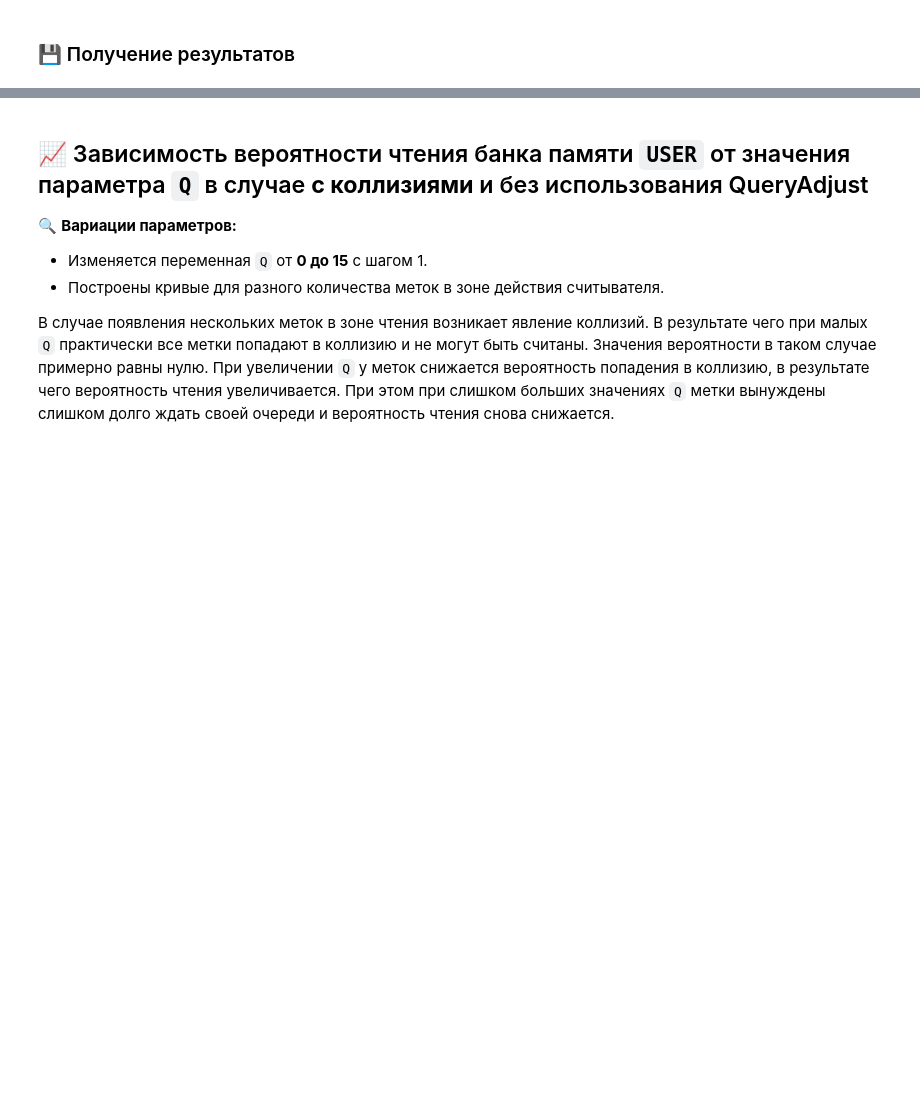
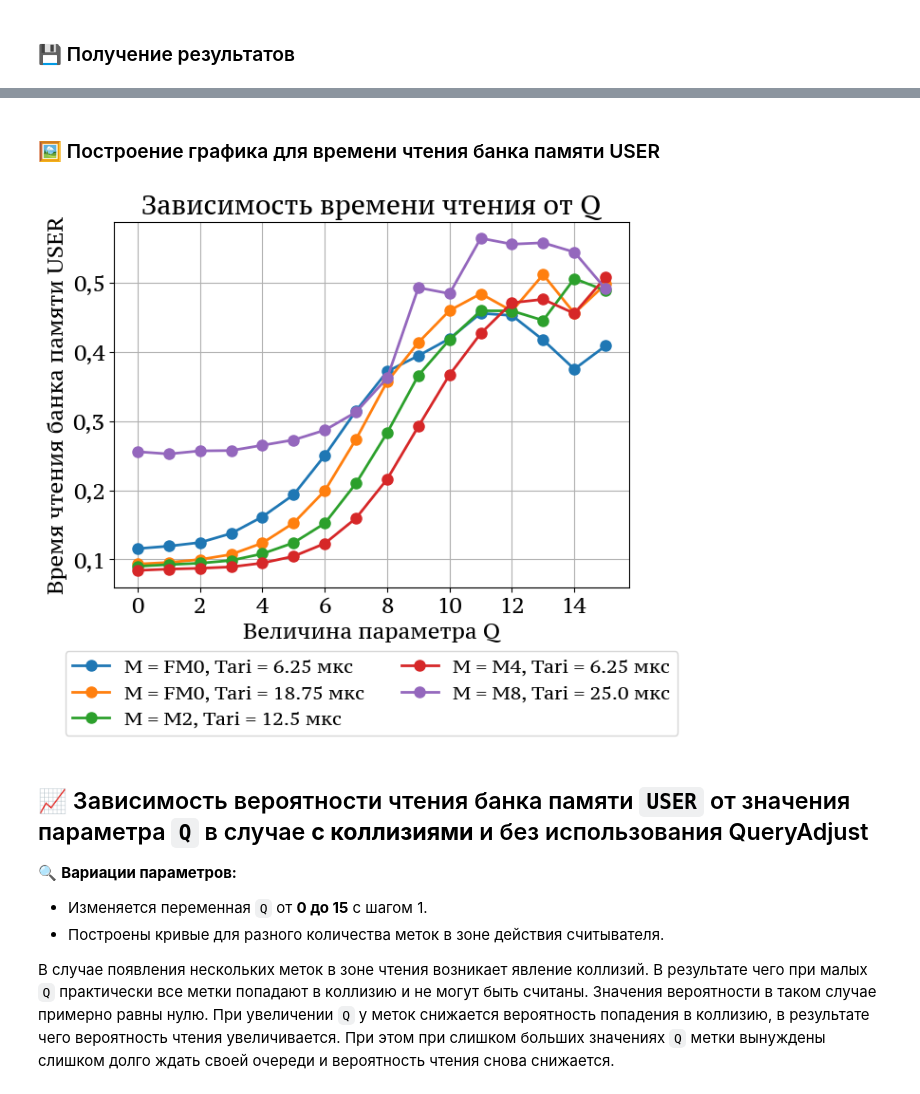
Before and after one commit to VilmenAbramian/simulation, a Jupyter notebook: pysim/experiments/notebooks/rfid_multiple_tag.ipynb, the cells around one changed output, grey strips where cells are left out. Cells and saved outputs as stored; diff of their text form; code cells hidden in the pictures; blank space fills up the shorter version.

```diff
--- a/pysim/experiments/notebooks/rfid_multiple_tag.ipynb
+++ b/pysim/experiments/notebooks/rfid_multiple_tag.ipynb
@@ -94,3 +90,20 @@ plot_simulations_results(
+# %% [markdown]
+### 🖼️ Построение графика для времени чтения банка памяти USER
+# %%
+plot_simulations_results(
+    results_list=[q_result["times_count"]],
+    labels_list=[key_name(params) for params in coding_params],
+    titles=["Зависимость времени чтения от Q"],
+    x_variable=q_variable,
+    x_label="Величина параметра Q",
+    y_label="Время чтения банка памяти USER",
+    image_name="Q time",
+    save_fig=SAVE_FIG,
+    image_directory=IMG_DIRECTORY,
+    integer_labels=True
+)
+# %% [output]
+[figure, added]
 # %% [markdown]
 ## 📈 Зависимость вероятности чтения банка памяти `USER` от значения параметра `Q` в случае **с коллизиями** и без использования QueryAdjust
 🔍 **Вариации параметров:**
```
Also changed, not shown: parts of 21 cells of this notebook, 24 other files.
